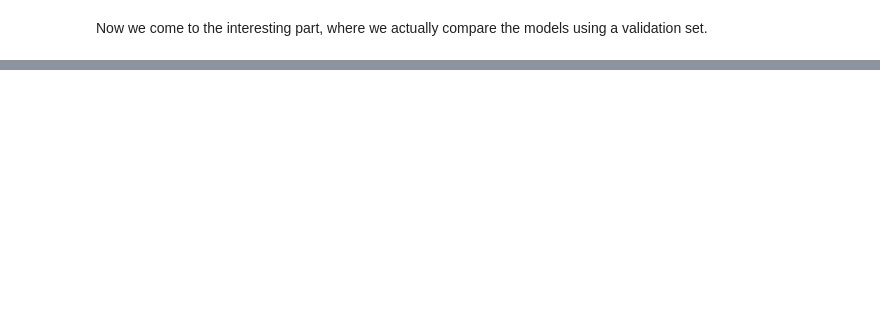
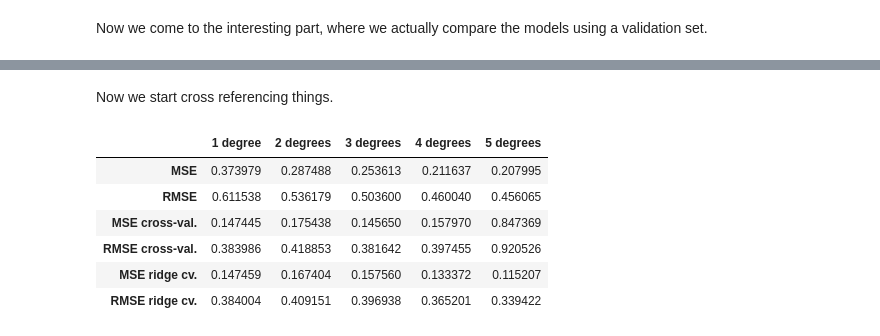
Before and after one commit to Nico0302/handson-ml3, a Jupyter notebook: E1_best_model.ipynb, the cells around one changed output, grey strips where cells are left out. Saved outputs shown, nothing was run; the diff lists cells and outputs as text; code cells hidden in the pictures; blank space fills up the shorter version.

```diff
--- a/E1_best_model.ipynb
+++ b/E1_best_model.ipynb
@@ -135,3 +159,26 @@ plt.grid()
 plt.show()
 # %% [output]
 [drawing not drawn]
+# %%
+#| label: fig-gdp-ridge-plot
+#| fig-cap: "5 degrees polynomial regression model with Ridge ($\\alpha=0.02$) regularization."
+
+from sklearn.linear_model import Ridge
+
+lifesat_full.plot(kind='scatter', figsize=FIG_SIZE,
+                        x=gdppc_col, y=lifesat_col, grid=True)
+
+X_new = np.linspace(0, 115_000, 1000)
+
+pipeline = get_pipeline(5, Ridge(alpha=0.02))
+
+pipeline.fit(Xfull, yfull)
+
+y_newbig = pipeline.predict(X_new[:, np.newaxis])
+
+plt.plot(X_new[:, np.newaxis], y_newbig, "r-", label="Ridge", linewidth=2)
+
+# plt.plot(X, y, "b.", linewidth=3)
+plt.axis([0, 115_000, min_life_sat, max_life_sat])
+plt.grid()
+plt.show()
@@ -181,0 +231,30 @@ Markdown(df.to_markdown())
+# %% [markdown]
+Now we start cross referencing things.
+# %%
+from sklearn.model_selection import cross_val_score
+
+max_degree = 5
+
+df_full = get_loss_df(Xfull,yfull, Xfull, yfull, max_degree=max_degree)
+df_cross = pd.DataFrame(index=["MSE cross-val.", "RMSE cross-val."])
+df_ridge = pd.DataFrame(index=["MSE ridge cv.", "RMSE ridge cv."])
+for degree in range(1, max_degree + 1):
+    rmses = -cross_val_score(get_pipeline(degree), X, y,
+                              scoring="neg_root_mean_squared_error", cv=10)
+    df_cross[get_label(degree)] = [rmses.mean()**2, rmses.mean()]
+for degree in range(1, max_degree + 1):
+    rmses = -cross_val_score(get_pipeline(degree, model_class=Ridge(alpha=0.02)), X, y,
+                                scoring="neg_root_mean_squared_error", cv=10)
+    df_ridge[get_label(degree)] = [rmses.mean()**2, rmses.mean()]
+
+df = pd.concat([df_full, df_cross, df_ridge], axis=0)
+
+df
+# %% [output]
+|  | 1 degree | 2 degrees | 3 degrees | 4 degrees | 5 degrees |
+| MSE | 0.373979 | 0.287488 | 0.253613 | 0.211637 | 0.207995 |
+| RMSE | 0.611538 | 0.536179 | 0.503600 | 0.460040 | 0.456065 |
+| MSE cross-val. | 0.147445 | 0.175438 | 0.145650 | 0.157970 | 0.847369 |
+| RMSE cross-val. | 0.383986 | 0.418853 | 0.381642 | 0.397455 | 0.920526 |
+| MSE ridge cv. | 0.147459 | 0.167404 | 0.157560 | 0.133372 | 0.115207 |
+| RMSE ridge cv. | 0.384004 | 0.409151 | 0.396938 | 0.365201 | 0.339422 |
```
Also changed, not shown: parts of 13 cells of this notebook, 1 other file.
